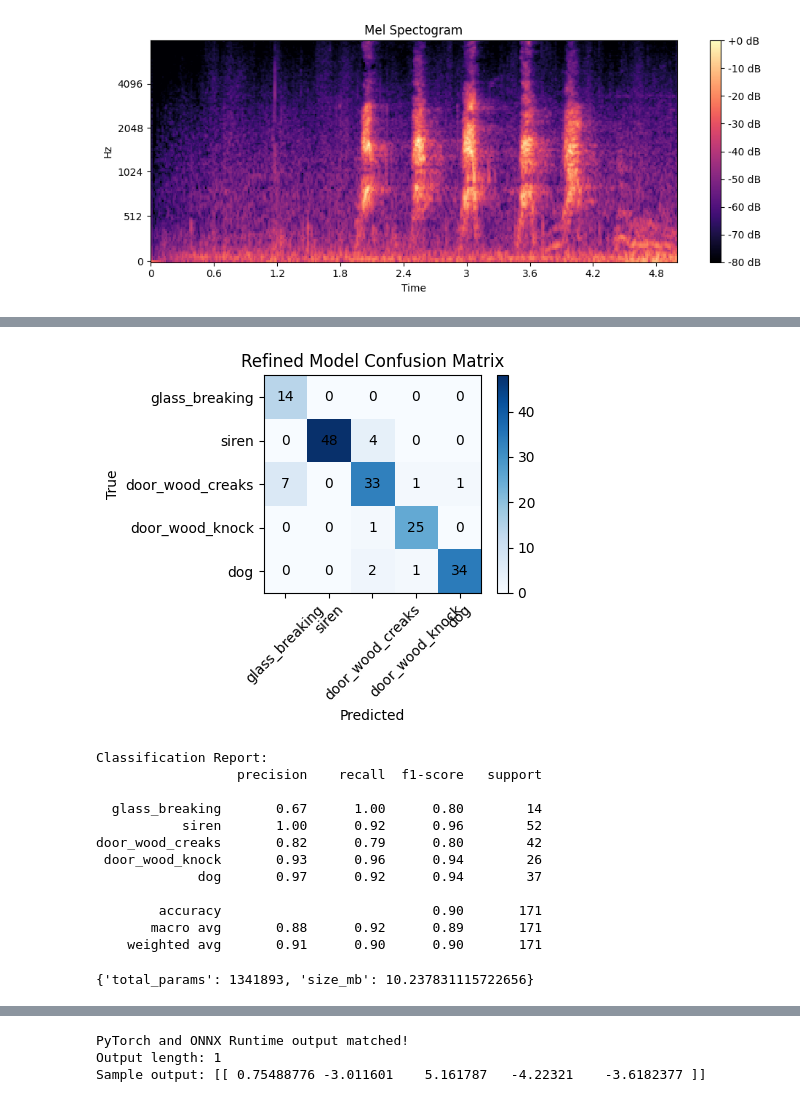
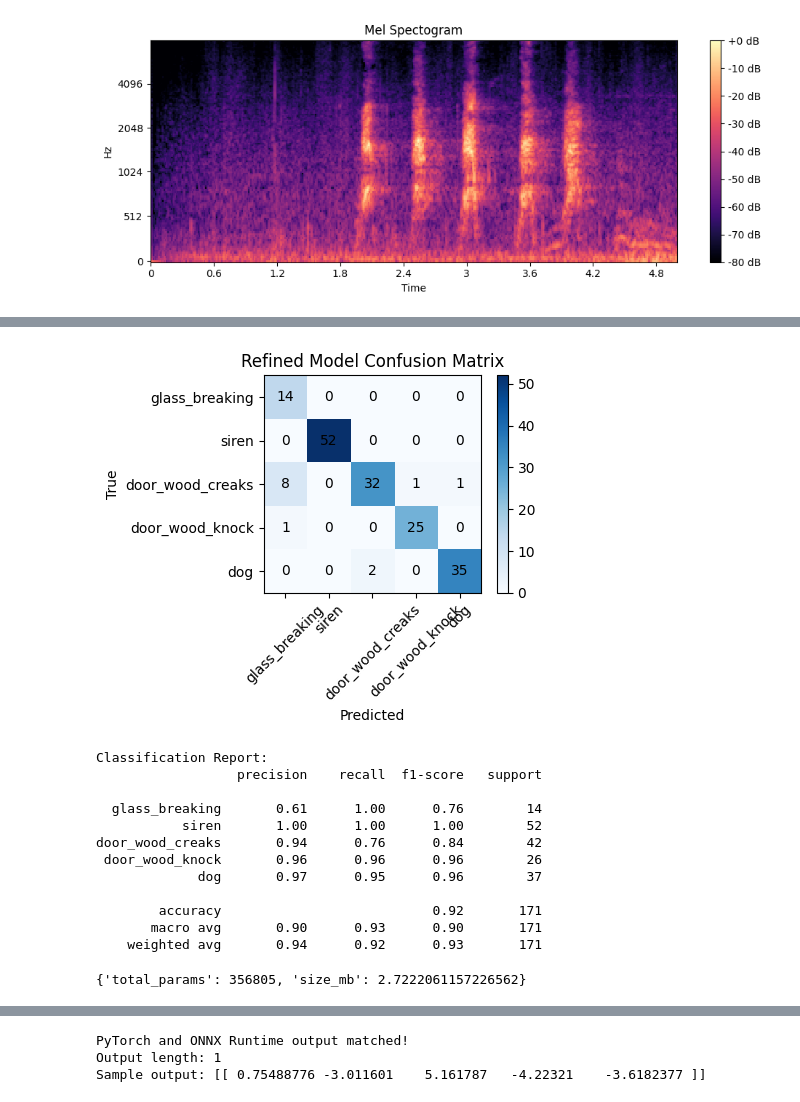
Before and after one commit to bsgursta/LocalInference, a Jupyter notebook: backend/model/model.ipynb, the cells around one changed output, grey strips where cells are left out. Cells and saved outputs as stored; diff of their text form; code cells hidden in the pictures.

Commit message:
Remove Bidirectional LSTM

```diff
--- a/backend/model/model.ipynb
+++ b/backend/model/model.ipynb
@@ -364,14 +364,14 @@ class CNNLSTM(nn.Module):
         )
 
         self.pool = nn.AdaptiveAvgPool2d((8, 8))
-        self.lstm = nn.LSTM(
+        """self.lstm = nn.LSTM(
             input_size=128 * 8,
             hidden_size=lstm_hidden,
             batch_first=True,
-            bidirectional=True,
-        )
+            bidirectional=False, #Switched From True
+        )"""
         self.classifier = nn.Sequential(
-            nn.Linear(lstm_hidden * 2, 256),
+            nn.Linear(128 * 8, 256),
             nn.ReLU(),
             nn.Dropout(0.3),
             nn.Linear(256, num_classes),
@@ -381,11 +381,12 @@ class CNNLSTM(nn.Module):
         x = self.features(x)
         x = self.pool(x)
         x = x.permute(0, 3, 1, 2).contiguous().flatten(2)
-        _, (hn, _) = self.lstm(x)
+        ''' _, (hn, _) = self.lstm(x)
 
         last_forward = hn[-2]
         last_backward = hn[-1]
-        h = torch.cat([last_forward, last_backward], dim=1)
+        h = torch.cat([last_forward, last_backward], dim=1)'''
+        h = x.mean(dim=1)
         return self.classifier(h)
 
 
@@ -792,18 +793,18 @@ Test Balanced Accuracy: 0.9178
 
 Confusion Matrix:
-[figure, old version]
+[figure, new version]
 Classification Report:
                   precision    recall  f1-score   support
 
-  glass_breaking       0.67      1.00      0.80        14
-           siren       1.00      0.92      0.96        52
-door_wood_creaks       0.82      0.79      0.80        42
- door_wood_knock       0.93      0.96      0.94        26
-             dog       0.97      0.92      0.94        37
+  glass_breaking       0.61      1.00      0.76        14
+           siren       1.00      1.00      1.00        52
+door_wood_creaks       0.94      0.76      0.84        42
+ door_wood_knock       0.96      0.96      0.96        26
+             dog       0.97      0.95      0.96        37
 
-        accuracy                           0.90       171
-       macro avg       0.88      0.92      0.89       171
-    weighted avg       0.91      0.90      0.90       171
+        accuracy                           0.92       171
+       macro avg       0.90      0.93      0.90       171
+    weighted avg       0.94      0.92      0.93       171
 # %%
 #Monitoring memory usage
 def check_model_summary(model):
@@ -818,7 +819,7 @@ def check_model_summary(model):
 
 check_model_summary(best_model_final)
 # %% [output]
-{'total_params': 1341893, 'size_mb': 10.237831115722656}
+{'total_params': 356805, 'size_mb': 2.7222061157226562}
 # %%
 example_inputs = (torch.randn(1, 1, 64, 64))
 onnx_program = torch.onnx.export(best_model_final, example_inputs,"audio_classifier_model.onnx", dynamo=False, opset_version=13)
```
Also changed, not shown: parts of 3 cells of this notebook, 1 other file.
